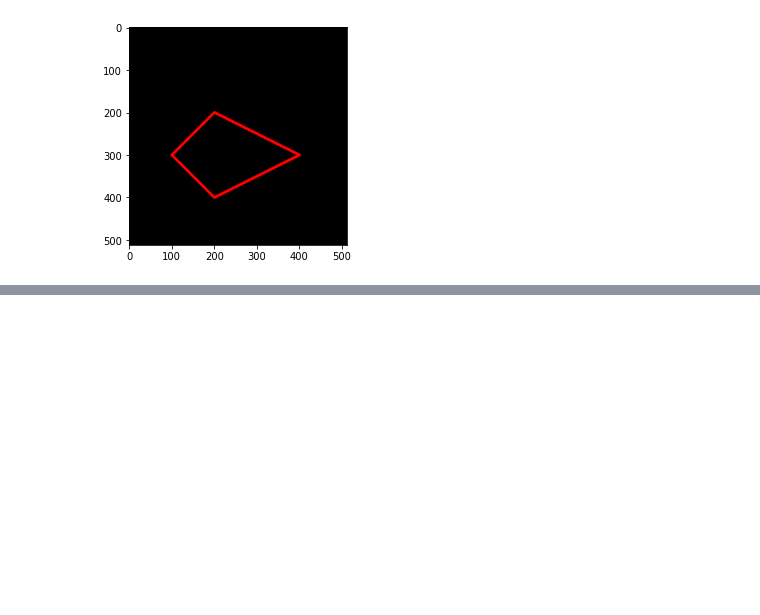
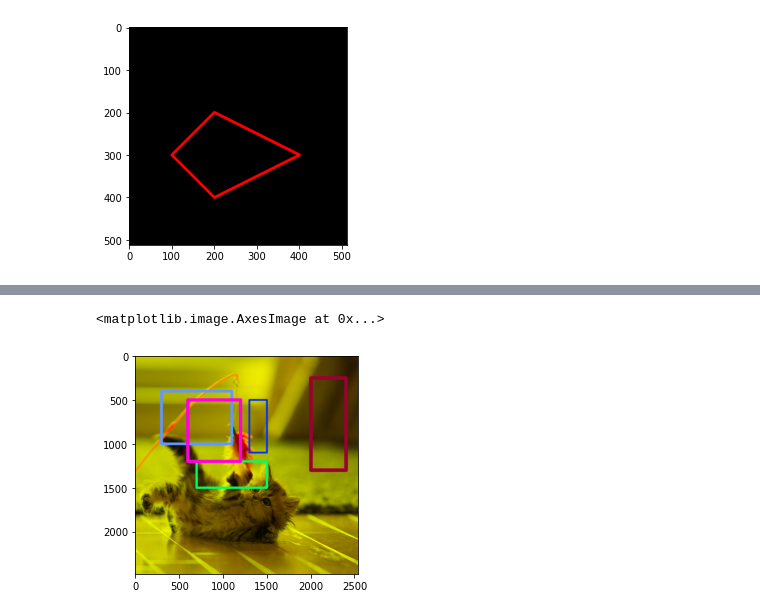
Before and after one commit to KharisMm19/PCVK_Genap_2021, a Jupyter notebook: Weekk2.ipynb, the cells around one changed output, grey strips where cells are left out. Cells and saved outputs as stored; diff of their text form; code cells hidden in the pictures; blank space fills up the shorter version.

```diff
--- a/Weekk2.ipynb
+++ b/Weekk2.ipynb
@@ -126,0 +156,12 @@ plt.imshow(black_img2)
+# %%
+#4. Buat 5 kotak berbagai ukuran dan warna yang berbeda dalam satu image. disarankan menggunakan bilangan acak/random!
+img_rectangel = cv.cvtColor(img,cv.COLOR_BGR2RGB)
+cv.rectangle(img_rectangel, pt1=(1300,500), pt2=(1500,1100), color=(0,50,255), thickness=20)
+cv.rectangle(img_rectangel, pt1=(700,1200), pt2=(1500,1500), color=(0,255,100),thickness=25)
+cv.rectangle(img_rectangel, pt1=(300,1000), pt2=(1100,400), color=(100,150,255),thickness=30)
+cv.rectangle(img_rectangel, pt1=(600,1200), pt2=(1200,500), color=(255,0,222),thickness=35)
+cv.rectangle(img_rectangel, pt1=(2400,250), pt2=(2000,1300), color=(155,0,50),thickness=40)
+plt.imshow(img_rectangel)
+# %% [output]
+<matplotlib.image.AxesImage at 0x...>
+[figure, added]
```
Also changed, not shown: parts of 8 cells of this notebook.
